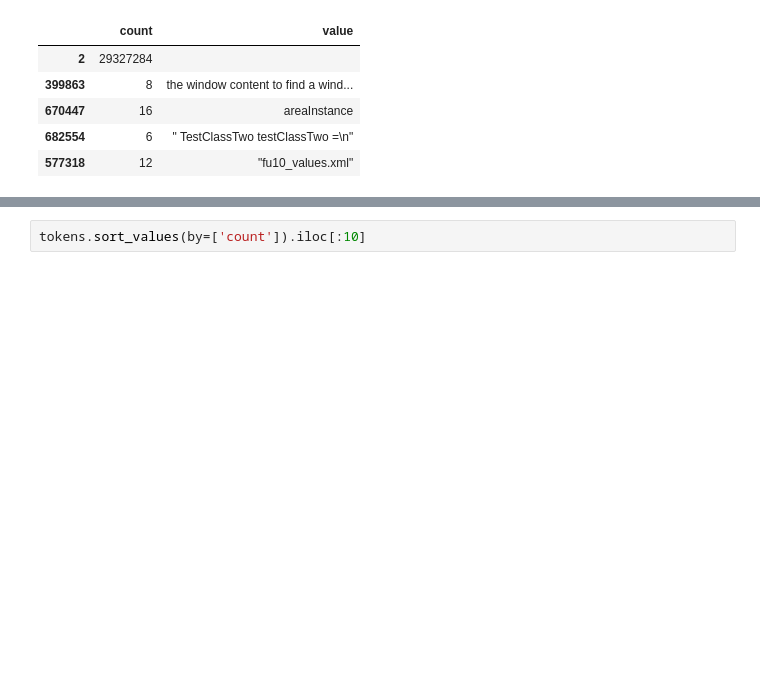
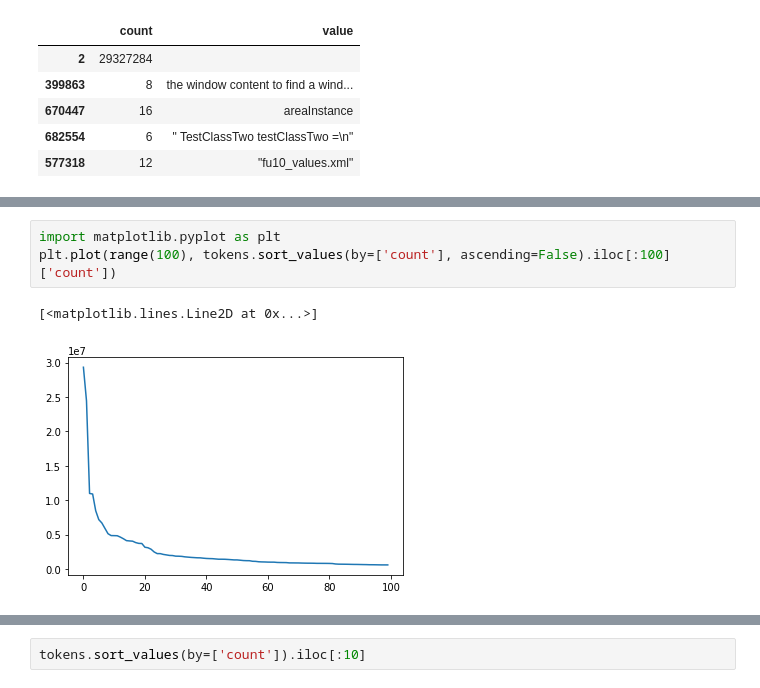
Before and after one commit to JetBrains-Research/codestyle, a Jupyter notebook: data/data_stats.ipynb, the cells around one changed output, grey strips where cells are left out. Saved outputs shown, nothing was run; the diff lists cells and outputs as text; blank space fills up the shorter version.

```diff
--- a/data/data_stats.ipynb
+++ b/data/data_stats.ipynb
@@ -144,0 +151,6 @@ tokens.sort_values(by=['count']).iloc[-10:]
+# %%
+import matplotlib.pyplot as plt
+plt.plot(range(100), tokens.sort_values(by=['count'], ascending=False).iloc[:100]['count'])
+# %% [output]
+[<matplotlib.lines.Line2D at 0x...>]
+[figure, added]
```
Also changed, not shown: parts of 3 cells of this notebook.
